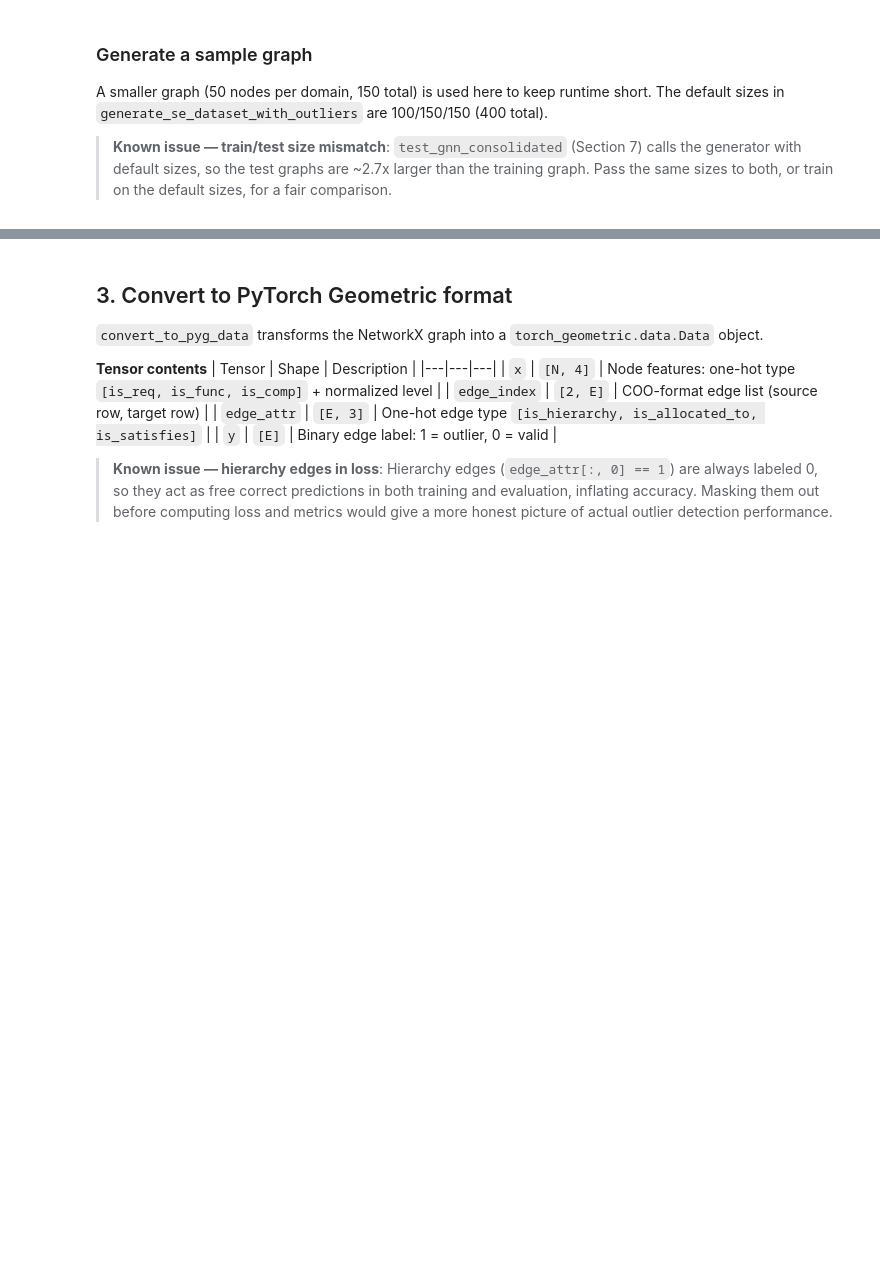
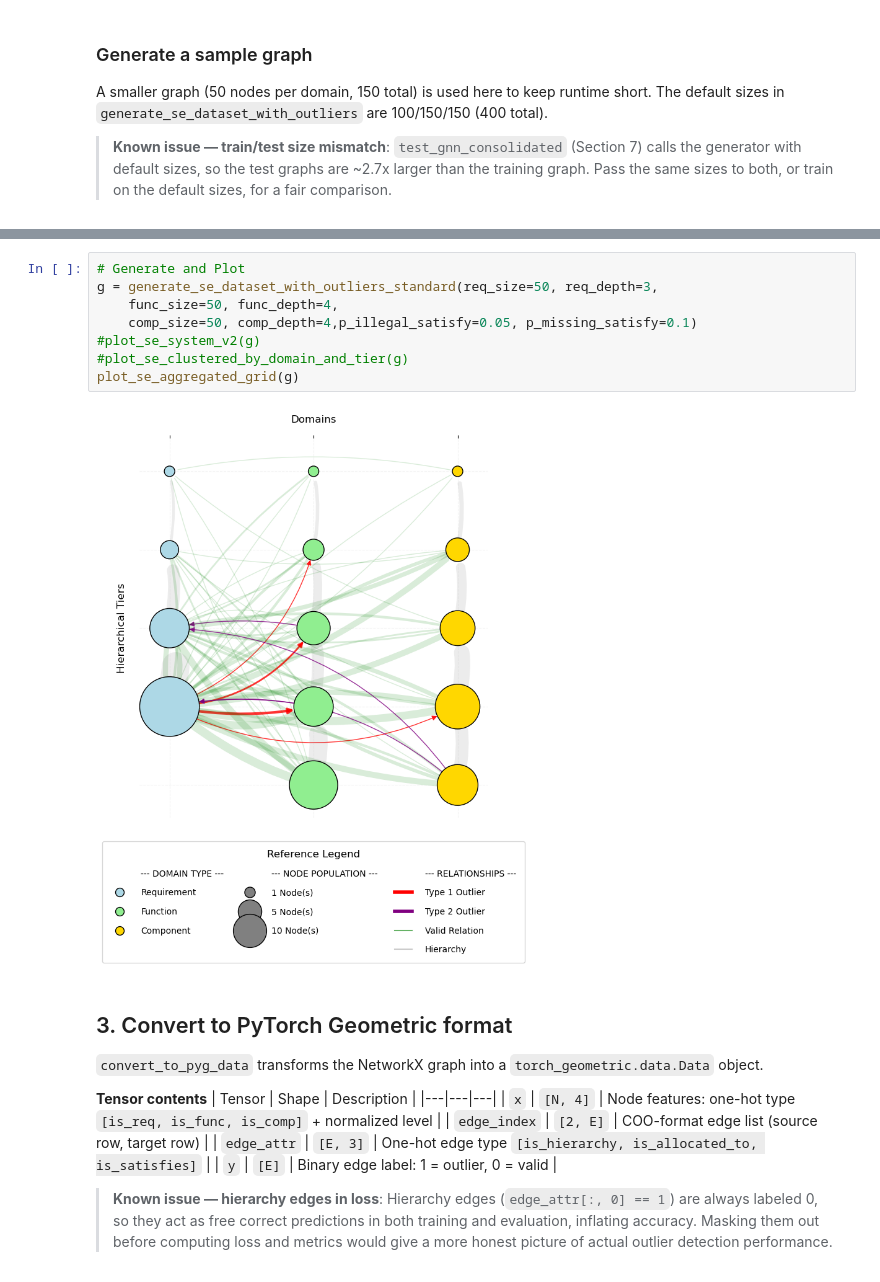
Before and after one commit to tcheb/ENGR521A, a Jupyter notebook: Synth_SE_data.ipynb, the cells around one changed output, grey strips where cells are left out. Cells and saved outputs as stored; diff of their text form; blank space fills up the shorter version.

```diff
--- a/Synth_SE_data.ipynb
+++ b/Synth_SE_data.ipynb
@@ -264,3 +584,13 @@ plot_se_clustered_by_domain_and_tier(g)
+# %%
+# Generate and Plot
+g = generate_se_dataset_with_outliers_standard(req_size=50, req_depth=3,
+    func_size=50, func_depth=4,
+    comp_size=50, comp_depth=4,p_illegal_satisfy=0.05, p_missing_satisfy=0.1)
+#plot_se_system_v2(g)
+#plot_se_clustered_by_domain_and_tier(g)
+plot_se_aggregated_grid(g)
+# %% [output]
+[figure, added]
 # %% [markdown]
 ## 3. Convert to PyTorch Geometric format
 
```
Also changed, not shown: parts of 23 cells of this notebook, 1 other file.
